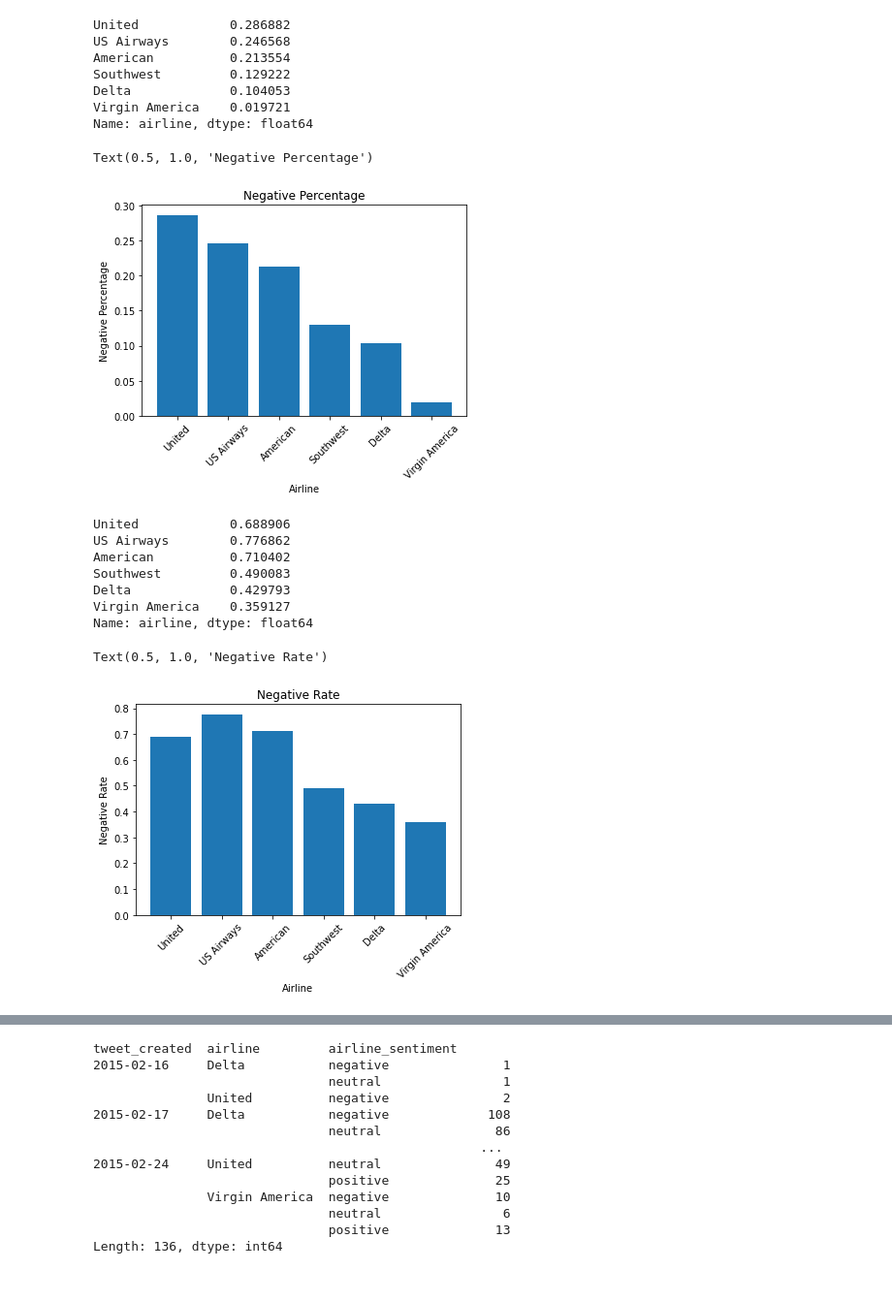
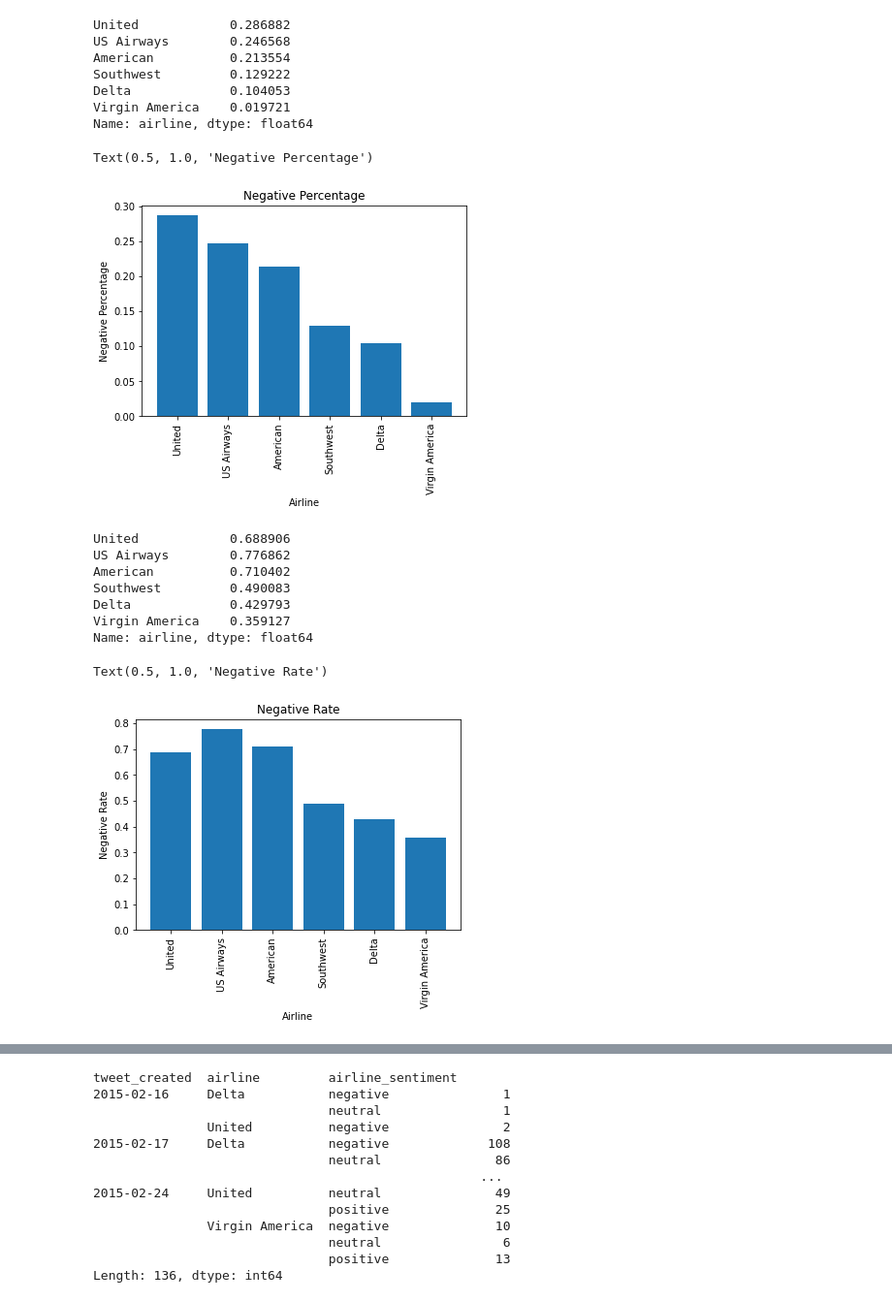
Before and after one commit to axyst/600-Project, a Jupyter notebook: rl_code.ipynb, the cells around one changed output, grey strips where cells are left out. Shown at 97% size. Cells and saved outputs as stored; diff of their text form; code cells hidden in the pictures.

```diff
--- a/rl_code.ipynb
+++ b/rl_code.ipynb
@@ -356,12 +428,12 @@ Name: airline, dtype: float64
 # %%
 negative_rate=df[df['airline_sentiment']=='negative']['airline'].value_counts(normalize=True)
 Index = [1,2,3,4,5,6]
 plt.bar(Index,negative_rate)
-plt.xticks(Index,['United','US Airways','American', 'Southwest', 'Delta', 'Virgin America'],rotation=45)
+plt.xticks(Index,['United','US Airways','American', 'Southwest', 'Delta', 'Virgin America'],rotation=90)
 plt.ylabel('Negative Percentage')
 plt.xlabel('Airline')
 plt.title('Negative Percentage')
 # %% [output]
 Text(0.5, 1.0, 'Negative Percentage')
-[figure, old version]
+[figure, new version]
 # %%
@@ -378,10 +451,10 @@ Name: airline, dtype: float64
 negative_rate=df[df['airline_sentiment']=='negative']['airline'].value_counts()/df['airline'].value_counts()
 Index = [1,2,3,4,5,6]
 plt.bar(Index,negative_rate)
-plt.xticks(Index,['United','US Airways','American', 'Southwest', 'Delta', 'Virgin America'],rotation=45)
+plt.xticks(Index,['United','US Airways','American', 'Southwest', 'Delta', 'Virgin America'],rotation=90)
 plt.ylabel('Negative Rate')
 plt.xlabel('Airline')
 plt.title('Negative Rate')
 # %% [output]
 Text(0.5, 1.0, 'Negative Rate')
-[figure, old version]
+[figure, new version]
```
Also changed, not shown: parts of 44 cells of this notebook.
